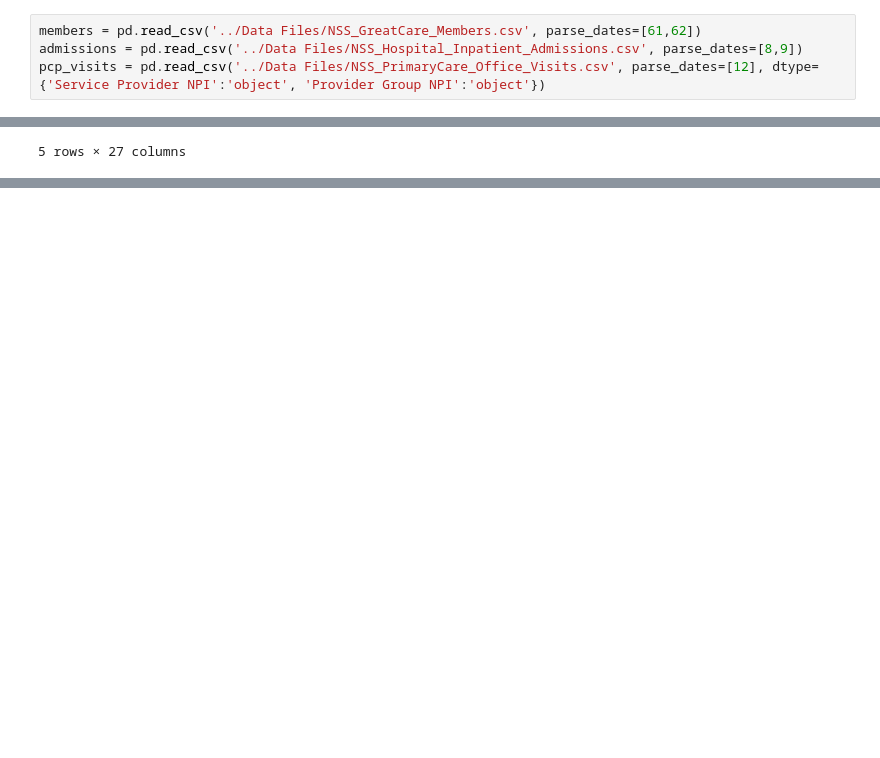
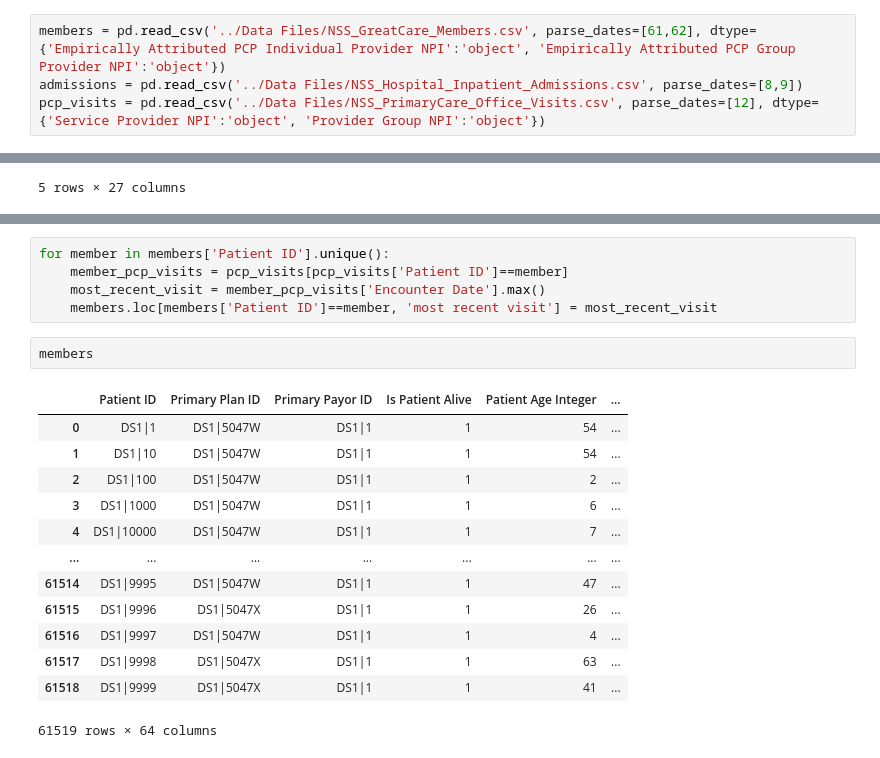
Before and after one commit to simon-mack/hospital_readmission_analysis, a Jupyter notebook: notebooks/Ursa.ipynb, the cells around one changed output, grey strips where cells are left out. Drawn from its saved outputs; the diff is of its cells as text; blank space fills up the shorter version.

```diff
--- a/notebooks/Ursa.ipynb
+++ b/notebooks/Ursa.ipynb
@@ -21,7 +21,7 @@ import pandas as pd
 import datetime as dt
 import requests
 # %%
-members = pd.read_csv('../Data Files/NSS_GreatCare_Members.csv', parse_dates=[61,62])
+members = pd.read_csv('../Data Files/NSS_GreatCare_Members.csv', parse_dates=[61,62], dtype={'Empirically Attributed PCP Individual Provider NPI':'object', 'Empirically Attributed PCP Group Provider NPI':'object'})
 admissions = pd.read_csv('../Data Files/NSS_Hospital_Inpatient_Admissions.csv', parse_dates=[8,9])
 pcp_visits = pd.read_csv('../Data Files/NSS_PrimaryCare_Office_Visits.csv', parse_dates=[12], dtype={'Service Provider NPI':'object', 'Provider Group NPI':'object'})
 # %%
@@ -159,0 +252,21 @@ response.json()
+# %%
+for member in members['Patient ID'].unique():
+    member_pcp_visits = pcp_visits[pcp_visits['Patient ID']==member]
+    most_recent_visit = member_pcp_visits['Encounter Date'].max()
+    members.loc[members['Patient ID']==member, 'most recent visit'] = most_recent_visit
+# %%
+members
+# %% [output]
+|  | Patient ID | Primary Plan ID | Primary Payor ID | Is Patient Alive | Patient Age Integer | ... |
+| 0 | DS1|1 | DS1|5047W | DS1|1 | 1 | 54 | ... |
+| 1 | DS1|10 | DS1|5047W | DS1|1 | 1 | 54 | ... |
+| 2 | DS1|100 | DS1|5047W | DS1|1 | 1 | 2 | ... |
+| 3 | DS1|1000 | DS1|5047W | DS1|1 | 1 | 6 | ... |
+| 4 | DS1|10000 | DS1|5047W | DS1|1 | 1 | 7 | ... |
+| ... | ... | ... | ... | ... | ... | ... |
+| 61514 | DS1|9995 | DS1|5047W | DS1|1 | 1 | 47 | ... |
+| 61515 | DS1|9996 | DS1|5047X | DS1|1 | 1 | 26 | ... |
+| 61516 | DS1|9997 | DS1|5047W | DS1|1 | 1 | 4 | ... |
+| 61517 | DS1|9998 | DS1|5047X | DS1|1 | 1 | 63 | ... |
+| 61518 | DS1|9999 | DS1|5047X | DS1|1 | 1 | 41 | ... |
+61519 rows × 64 columns
```
Also changed, not shown: parts of 11 cells of this notebook.
